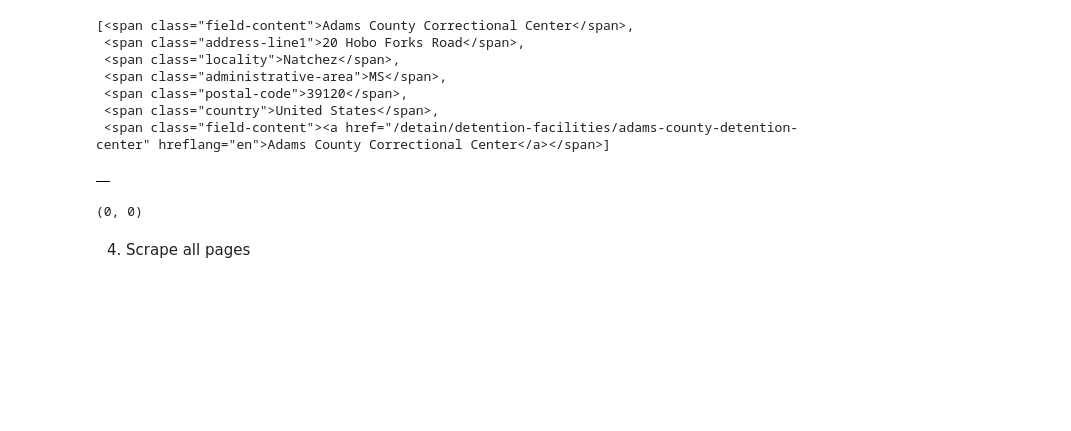
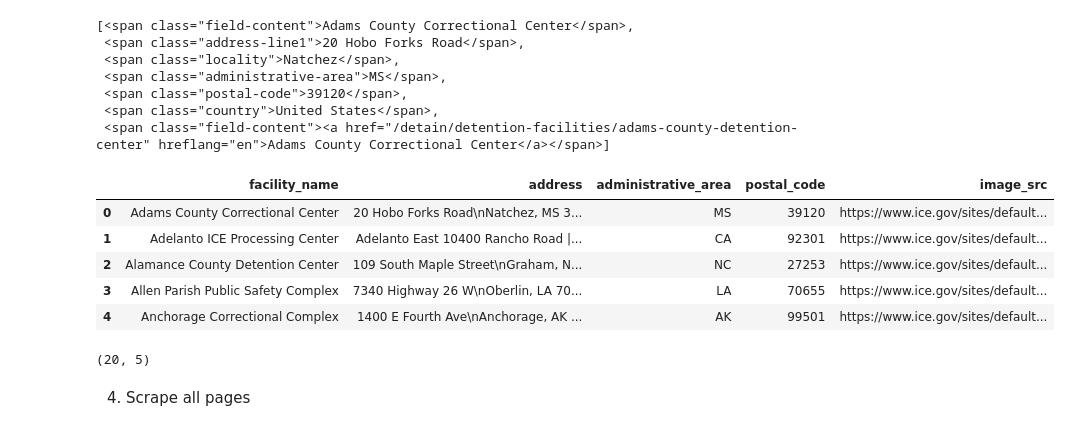
Before and after one commit to jack-walk/CUNY_scraping-dynamic-websites, a Jupyter notebook: w2/01-classwork-ice-facilities.ipynb, the cells around one changed output. Cells and saved outputs as stored; diff of their text form; code cells hidden in the pictures; blank space fills up the shorter version.

```diff
--- a/w2/01-classwork-ice-facilities.ipynb
+++ b/w2/01-classwork-ice-facilities.ipynb
@@ -127,17 +127,22 @@ def get_facility_data(grid_content):
 
     return grid_list
 # %%
-
 import pandas as pd
 
-df=pd.DataFrame(grid_list)
+grid_list = get_facility_data(grid_content)
+df = pd.DataFrame(grid_list)
 df.head()
 # %% [output]
-|  |
+|  | facility_name | address | administrative_area | postal_code | image_src |
+| 0 | Adams County Correctional Center | 20 Hobo Forks Road\nNatchez, MS 3... | MS | 39120 | https://www.ice.gov/sites/default... |
+| 1 | Adelanto ICE Processing Center | Adelanto East 10400 Rancho Road |... | CA | 92301 | https://www.ice.gov/sites/default... |
+| 2 | Alamance County Detention Center | 109 South Maple Street\nGraham, N... | NC | 27253 | https://www.ice.gov/sites/default... |
+| 3 | Allen Parish Public Safety Complex | 7340 Highway 26 W\nOberlin, LA 70... | LA | 70655 | https://www.ice.gov/sites/default... |
+| 4 | Anchorage Correctional Complex | 1400 E Fourth Ave\nAnchorage, AK ... | AK | 99501 | https://www.ice.gov/sites/default... |
 # %%
 df.shape
 # %% [output]
-(0, 0)
+(20, 5)
 # %% [markdown]
 4. Scrape all pages
 # %%
```
Also changed, not shown: parts of 3 cells of this notebook, 4 other files.
